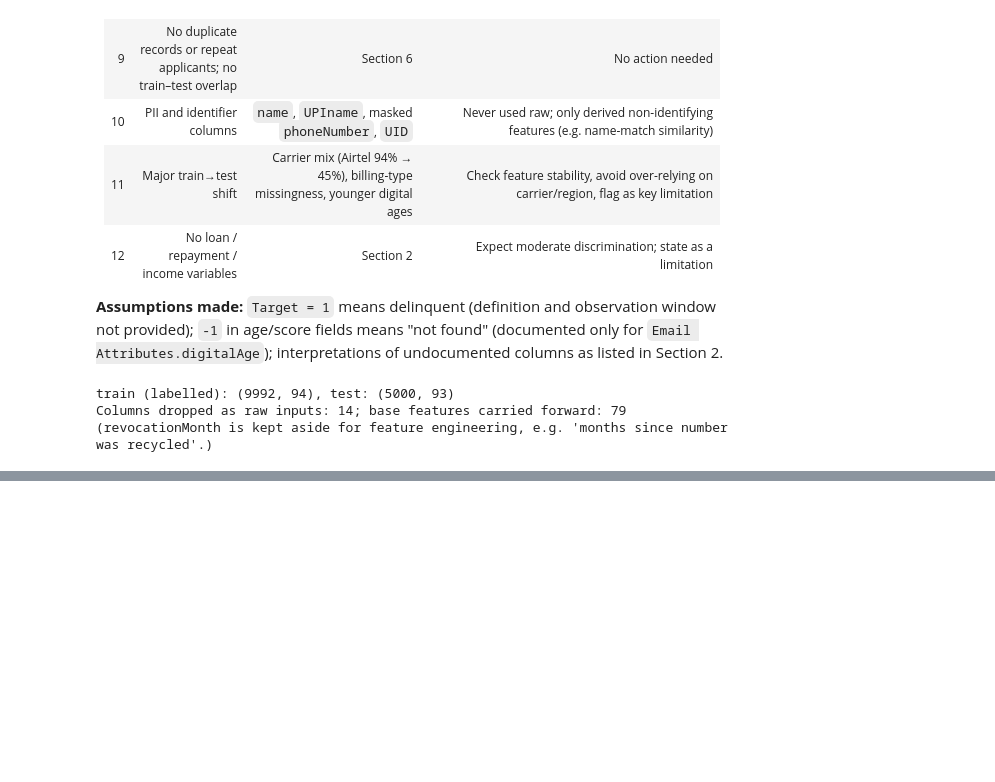
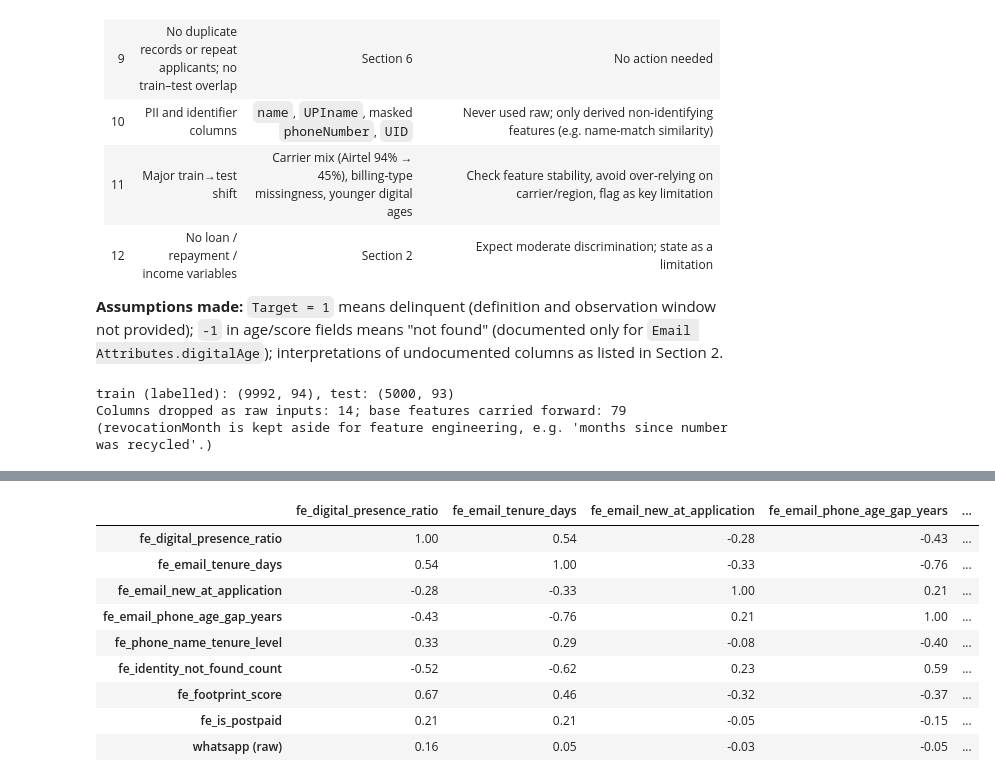
Before and after one commit to Pacesetter55/Fraud_detection, a Jupyter notebook: Model code_priyanshu.ipynb, the cells around one changed output, grey strips where cells are left out. Cells and saved outputs as stored; diff of their text form; code cells hidden in the pictures; blank space fills up the shorter version.

```diff
--- a/Model code_priyanshu.ipynb
+++ b/Model code_priyanshu.ipynb
@@ -1023,0 +1215,15 @@ Columns dropped as raw inputs: 14; base features carried forward: 79
+# %%
+# Redundancy: rank correlation between the engineered features (and the WhatsApp flag kept as-is)
+corr = fe_train.join(train["Phone Social Advance.whatsapp"].rename("whatsapp (raw)")).corr(method="spearman").round(2)
+corr
+# %% [output]
+|  | fe_digital_presence_ratio | fe_email_tenure_days | fe_email_new_at_application | fe_email_phone_age_gap_years | ... |
+| fe_digital_presence_ratio | 1.00 | 0.54 | -0.28 | -0.43 | ... |
+| fe_email_tenure_days | 0.54 | 1.00 | -0.33 | -0.76 | ... |
+| fe_email_new_at_application | -0.28 | -0.33 | 1.00 | 0.21 | ... |
+| fe_email_phone_age_gap_years | -0.43 | -0.76 | 0.21 | 1.00 | ... |
+| fe_phone_name_tenure_level | 0.33 | 0.29 | -0.08 | -0.40 | ... |
+| fe_identity_not_found_count | -0.52 | -0.62 | 0.23 | 0.59 | ... |
+| fe_footprint_score | 0.67 | 0.46 | -0.32 | -0.37 | ... |
+| fe_is_postpaid | 0.21 | 0.21 | -0.05 | -0.15 | ... |
+| whatsapp (raw) | 0.16 | 0.05 | -0.03 | -0.05 | ... |
```
Also changed, not shown: parts of 16 cells of this notebook.
